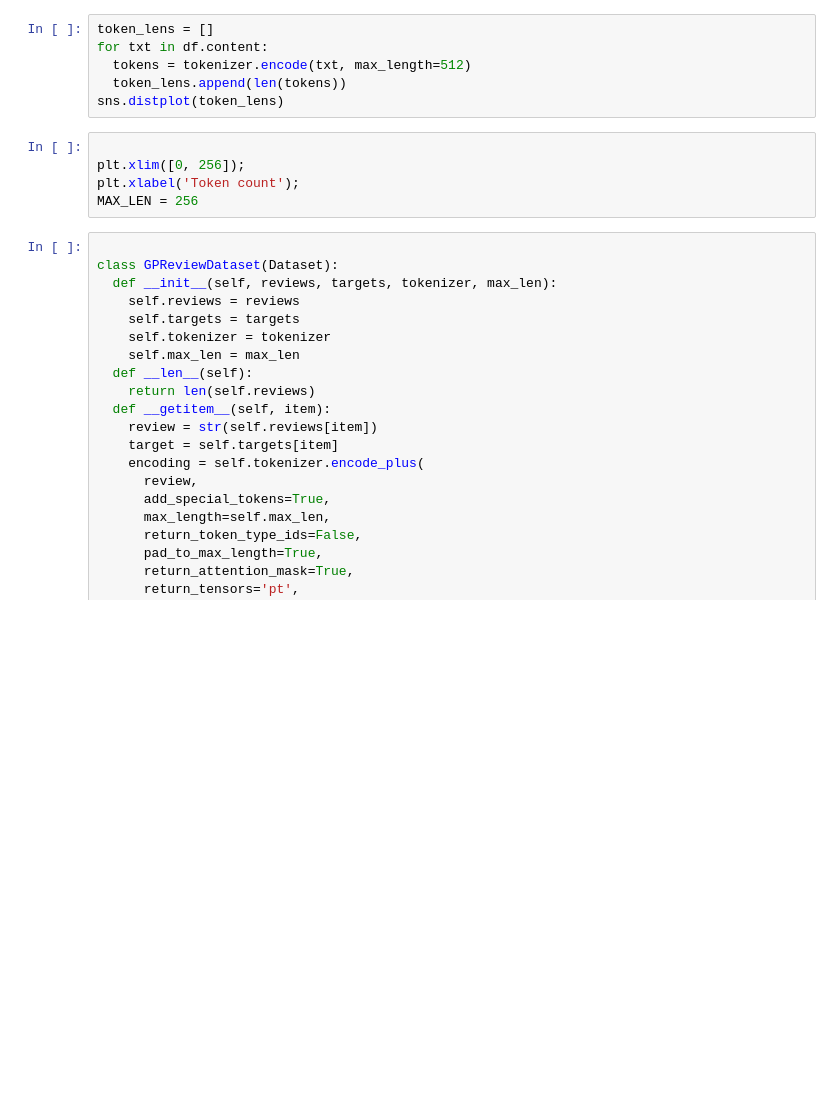
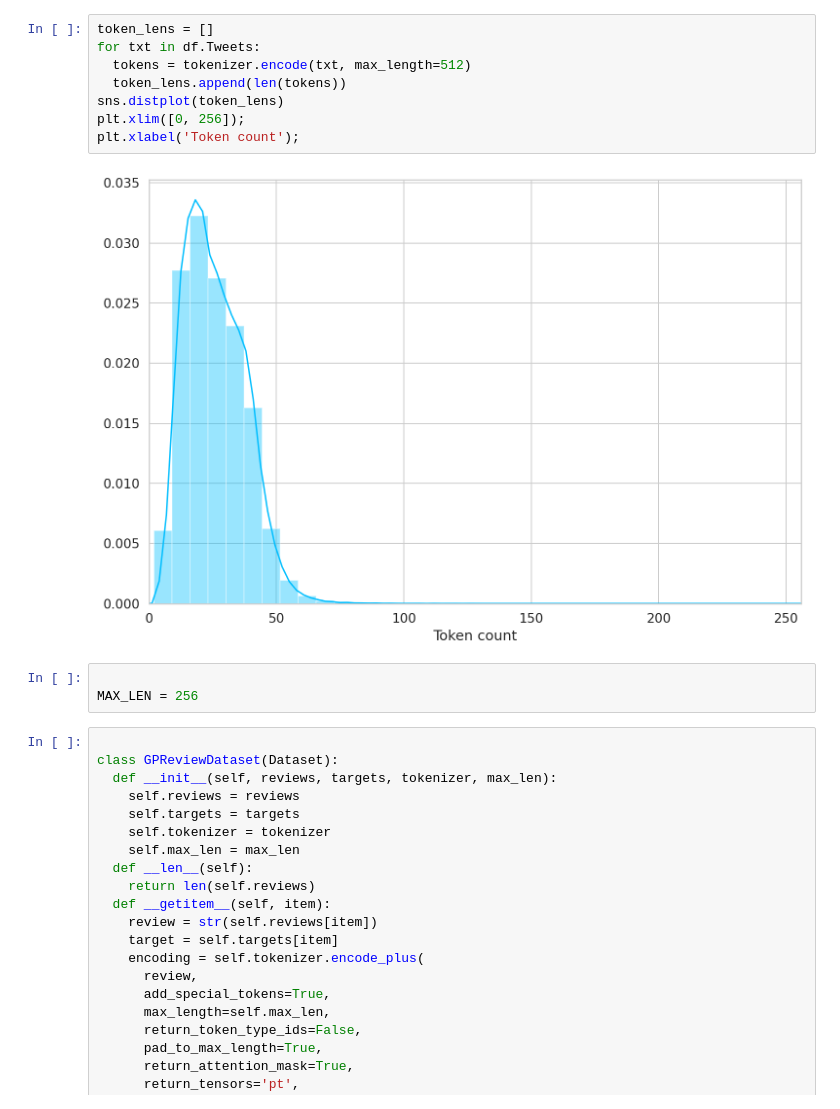
Before and after one commit to GizDave/Sentiment-Analysis, a Jupyter notebook: test.ipynb, the cells around one changed output. Saved outputs shown, nothing was run; the diff lists cells and outputs as text; blank space fills up the shorter version.

```diff
--- a/test.ipynb
+++ b/test.ipynb
@@ -41,14 +73,16 @@ tokenizer = BertTokenizer.from_pretrained(PRE_TRAINED_MODEL_NAME)
 # %%
 token_lens = []
-for txt in df.content:
+for txt in df.Tweets:
   tokens = tokenizer.encode(txt, max_length=512)
   token_lens.append(len(tokens))
 sns.distplot(token_lens)
+plt.xlim([0, 256]);
+plt.xlabel('Token count');
+# %% [output]
+[figure, added]
-# %%
-
-plt.xlim([0, 256]);
-plt.xlabel('Token count');
-MAX_LEN = 256
+# %%
+
+MAX_LEN = 256
 # %%
 
 class GPReviewDataset(Dataset):
```
Also changed, not shown: parts of 10 cells of this notebook.
